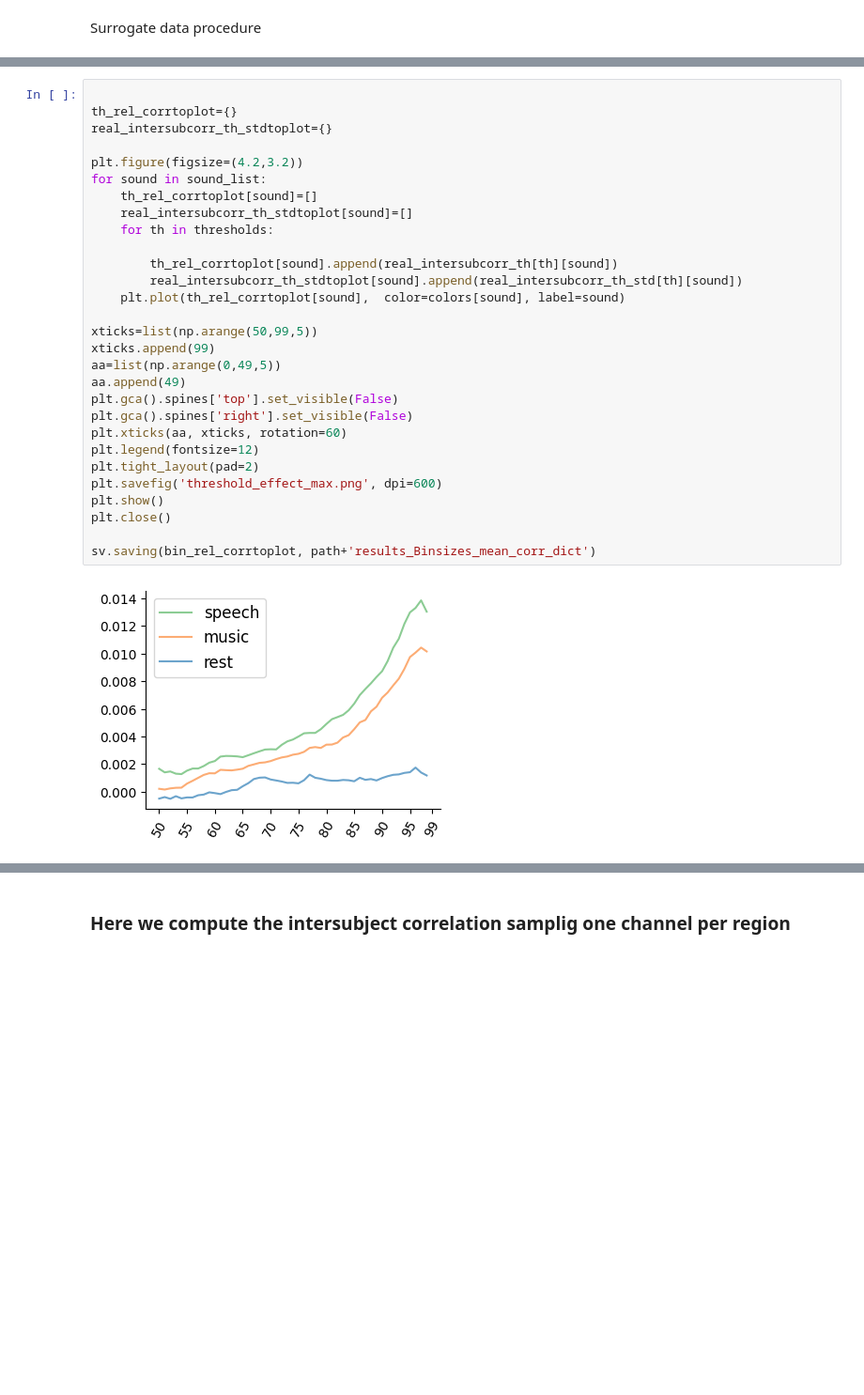
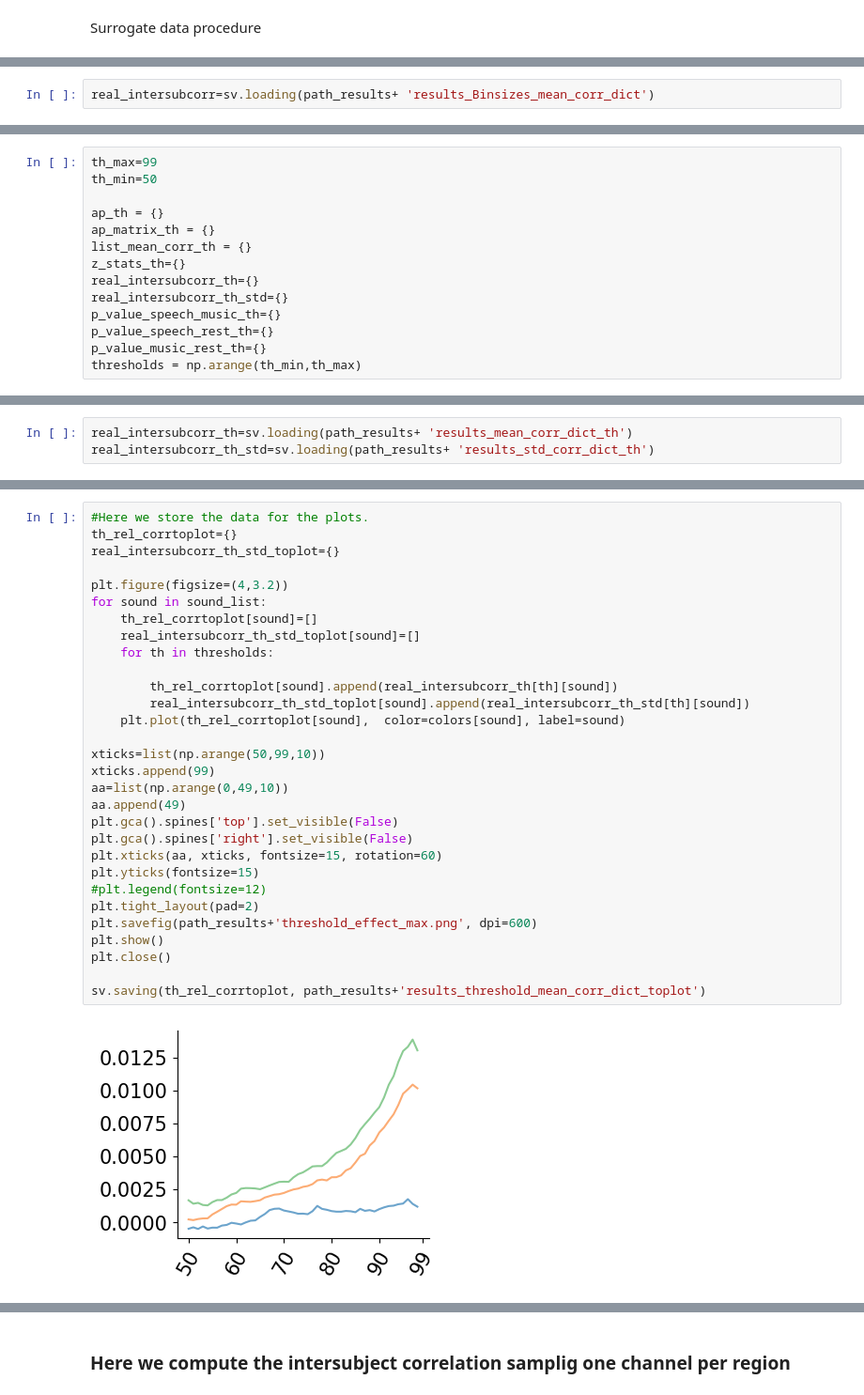
Before and after one commit to Mattehub/sorciere, a Jupyter notebook: figura_1.ipynb, the cells around one changed output, grey strips where cells are left out. Shown at 94% size. Saved outputs shown, nothing was run; the diff lists cells and outputs as text; blank space fills up the shorter version.

```diff
--- a/figura_1.ipynb
+++ b/figura_1.ipynb
@@ -436,0 +353,2 @@ sv.saving(p_value_music_rest, 'results_Binsizes_p_mure_dict')
+# %%
+real_intersubcorr=sv.loading(path_results+ 'results_Binsizes_mean_corr_dict')
@@ -467 +389,15 @@ sv.saving(bin_rel_corrtoplot, path+'results_Binsizes_mean_corr_dict')
+# %%
+th_max=99
+th_min=50
+
+ap_th = {}
+ap_matrix_th = {}
+list_mean_corr_th = {}
+z_stats_th={}
+real_intersubcorr_th={}
+real_intersubcorr_th_std={}
+p_value_speech_music_th={}
+p_value_speech_rest_th={}
+p_value_music_rest_th={}
+thresholds = np.arange(th_min,th_max)
 # %%
@@ -506,0 +439,3 @@ for th in thresholds:
+# %%
+real_intersubcorr_th=sv.loading(path_results+ 'results_mean_corr_dict_th')
+real_intersubcorr_th_std=sv.loading(path_results+ 'results_std_corr_dict_th')
@@ -507,31 +444,32 @@ for th in thresholds:
 # %%
+#Here we store the data for the plots.
+th_rel_corrtoplot={}
+real_intersubcorr_th_std_toplot={}
 
-th_rel_corrtoplot={}
-real_intersubcorr_th_stdtoplot={}
-
-plt.figure(figsize=(4.2,3.2))
+plt.figure(figsize=(4,3.2))
 for sound in sound_list:
     th_rel_corrtoplot[sound]=[]
-    real_intersubcorr_th_stdtoplot[sound]=[]
+    real_intersubcorr_th_std_toplot[sound]=[]
     for th in thresholds:
 
         th_rel_corrtoplot[sound].append(real_intersubcorr_th[th][sound])
-        real_intersubcorr_th_stdtoplot[sound].append(real_intersubcorr_th_std[th][sound])
+        real_intersubcorr_th_std_toplot[sound].append(real_intersubcorr_th_std[th][sound])
     plt.plot(th_rel_corrtoplot[sound],  color=colors[sound], label=sound)
 
-xticks=list(np.arange(50,99,5))
+xticks=list(np.arange(50,99,10))
 xticks.append(99)
-aa=list(np.arange(0,49,5))
+aa=list(np.arange(0,49,10))
 aa.append(49)
 plt.gca().spines['top'].set_visible(False)
 plt.gca().spines['right'].set_visible(False)
-plt.xticks(aa, xticks, rotation=60)
-plt.legend(fontsize=12)
+plt.xticks(aa, xticks, fontsize=15, rotation=60)
+plt.yticks(fontsize=15)
+#plt.legend(fontsize=12)
 plt.tight_layout(pad=2)
-plt.savefig('threshold_effect_max.png', dpi=600)
+plt.savefig(path_results+'threshold_effect_max.png', dpi=600)
 plt.show()
 plt.close()
 
-sv.saving(bin_rel_corrtoplot, path+'results_Binsizes_mean_corr_dict')
+sv.saving(th_rel_corrtoplot, path_results+'results_threshold_mean_corr_dict_toplot')
 # %% [output]
-[figure, old version]
+[figure, new version]
```
Also changed, not shown: parts of 40 cells of this notebook, 3 other files.
